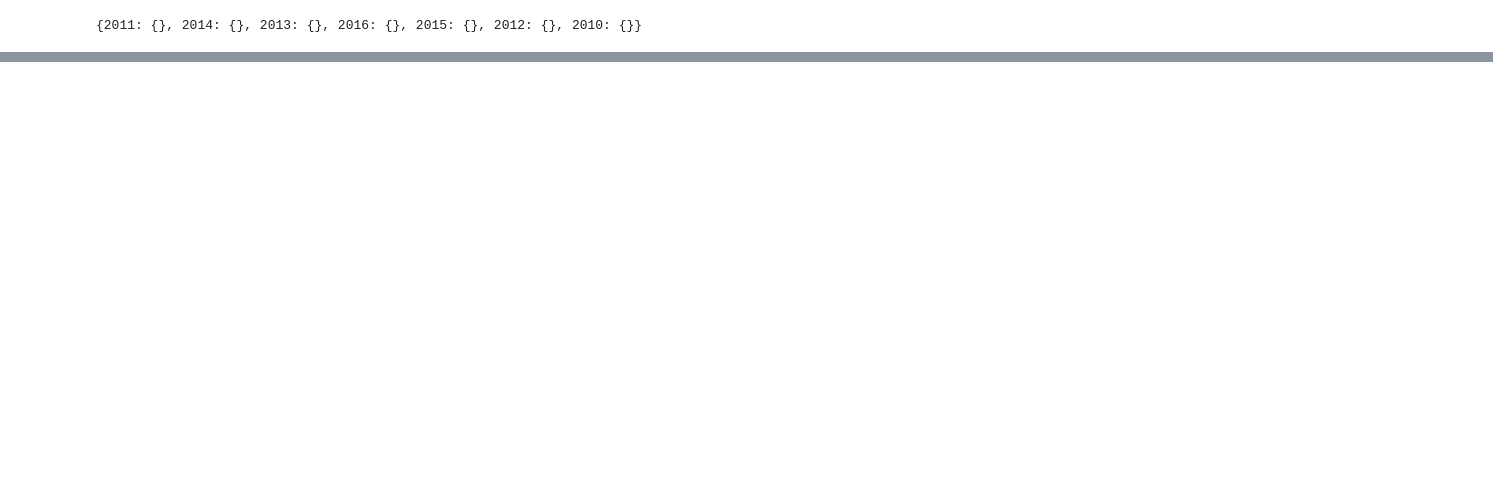
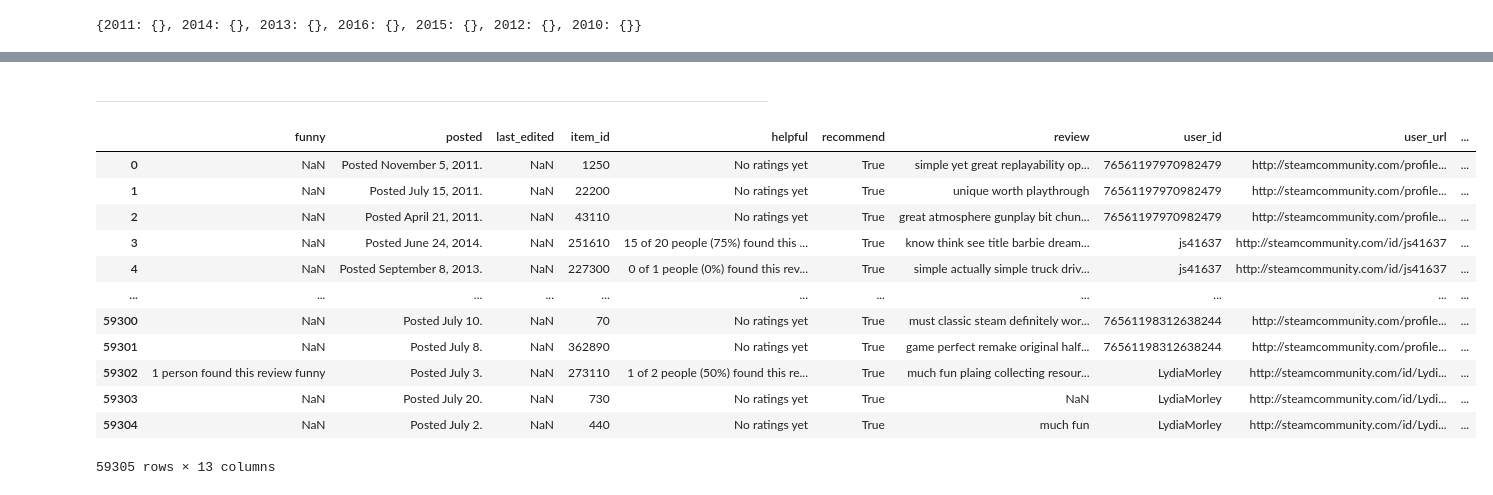
Before and after one commit to Mariagustin-Prg/Steam-MLOPS-4, a Jupyter notebook: test_functions.ipynb, the cells around one changed output, grey strips where cells are left out. Drawn from its saved outputs; the diff is of its cells as text; code cells hidden in the pictures; blank space fills up the shorter version.

```diff
--- a/test_functions.ipynb
+++ b/test_functions.ipynb
@@ -539,7 +530,7 @@ for posted in merge_UserRecommend['posted']:
     if match:
         # Si se encontró una coincidencia, obtén el año como un entero
         año = int(match.group())
-        lista_fechas_reviews.append(año)
+        lista_fechas_reviews.append(int(año))
     else:
         print(f"{posted}")
         lista_fechas_reviews.append(2016)
@@ -579,0 +661,18 @@ dicc_recomendados
+# %% [markdown]
+<hr>
+# %%
+merge_UserRecommend
+# %% [output]
+|  | funny | posted | last_edited | item_id | helpful | recommend | review | user_id | user_url | ... |
+| 0 | NaN | Posted November 5, 2011. | NaN | 1250 | No ratings yet | True | simple yet great replayability op... | 76561197970982479 | http://steamcommunity.com/profile... | ... |
+| 1 | NaN | Posted July 15, 2011. | NaN | 22200 | No ratings yet | True | unique worth playthrough | 76561197970982479 | http://steamcommunity.com/profile... | ... |
+| 2 | NaN | Posted April 21, 2011. | NaN | 43110 | No ratings yet | True | great atmosphere gunplay bit chun... | 76561197970982479 | http://steamcommunity.com/profile... | ... |
+| 3 | NaN | Posted June 24, 2014. | NaN | 251610 | 15 of 20 people (75%) found this ... | True | know think see title barbie dream... | js41637 | http://steamcommunity.com/id/js41637 | ... |
+| 4 | NaN | Posted September 8, 2013. | NaN | 227300 | 0 of 1 people (0%) found this rev... | True | simple actually simple truck driv... | js41637 | http://steamcommunity.com/id/js41637 | ... |
+| ... | ... | ... | ... | ... | ... | ... | ... | ... | ... | ... |
+| 59300 | NaN | Posted July 10. | NaN | 70 | No ratings yet | True | must classic steam definitely wor... | 76561198312638244 | http://steamcommunity.com/profile... | ... |
+| 59301 | NaN | Posted July 8. | NaN | 362890 | No ratings yet | True | game perfect remake original half... | 76561198312638244 | http://steamcommunity.com/profile... | ... |
+| 59302 | 1 person found this review funny | Posted July 3. | NaN | 273110 | 1 of 2 people (50%) found this re... | True | much fun plaing collecting resour... | LydiaMorley | http://steamcommunity.com/id/Lydi... | ... |
+| 59303 | NaN | Posted July 20. | NaN | 730 | No ratings yet | True | NaN | LydiaMorley | http://steamcommunity.com/id/Lydi... | ... |
+| 59304 | NaN | Posted July 2. | NaN | 440 | No ratings yet | True | much fun | LydiaMorley | http://steamcommunity.com/id/Lydi... | ... |
+59305 rows × 13 columns
```
Also changed, not shown: parts of 36 cells of this notebook, 1 other file.
